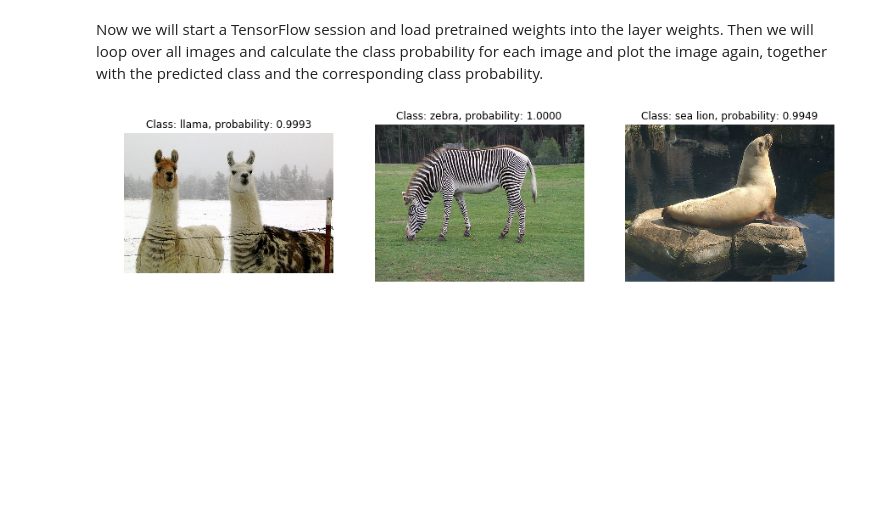
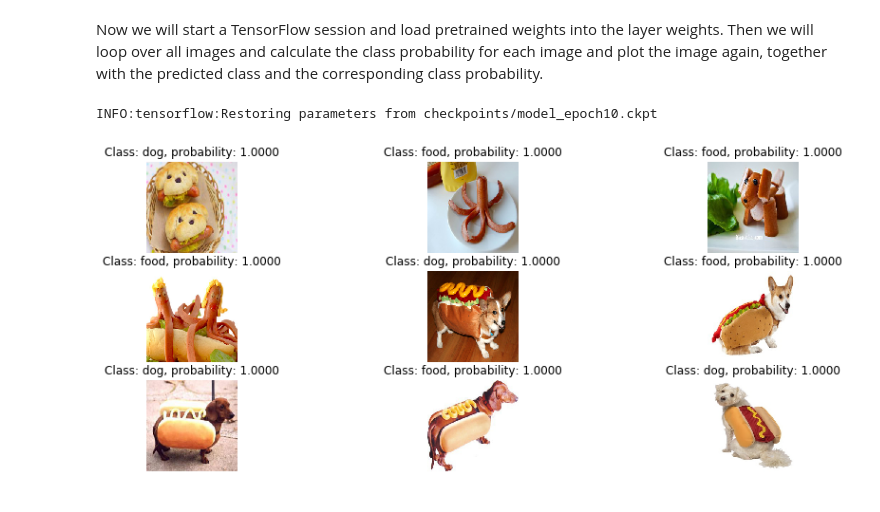
Before and after one commit to audreymgu/tune-alexnet, a Jupyter notebook: validate_alexnet_on_imagenet.ipynb, the cells around one changed output. Saved outputs shown, nothing was run; the diff lists cells and outputs as text; code cells hidden in the pictures; blank space fills up the shorter version.

```diff
--- a/validate_alexnet_on_imagenet.ipynb
+++ b/validate_alexnet_on_imagenet.ipynb
@@ -18,12 +18,12 @@ import matplotlib.pyplot as plt
 imagenet_mean = np.array([104., 117., 124.], dtype=np.float32)
 
 current_dir = os.getcwd()
-image_dir = os.path.join(current_dir, 'images')
+image_dir = os.path.join(current_dir, 'dataset/test')
 
 %matplotlib inline
 # %%
 #get list of all images
-img_files = [os.path.join(image_dir, f) for f in os.listdir(image_dir) if f.endswith('.jpeg')]
+img_files = [os.path.join(image_dir, f) for f in os.listdir(image_dir) if f.endswith('.jpg')]
 
 #load all images
 imgs = []
@@ -33,7 +33,7 @@ for f in img_files:
 #plot images
 fig = plt.figure(figsize=(15,6))
 for i, img in enumerate(imgs):
-    fig.add_subplot(1,3,i+1)
+    fig.add_subplot(3,3,i+1)
     plt.imshow(cv2.cvtColor(img, cv2.COLOR_BGR2RGB))
     plt.axis('off')
 # %% [output]
@@ -45,11 +45,11 @@ from alexnet import AlexNet
 from caffe_classes import class_names
 
 #placeholder for input and dropout rate
-x = tf.placeholder(tf.float32, [1, 227, 227, 3])
+x = tf.placeholder(tf.float32, [1, 256, 256, 3])
 keep_prob = tf.placeholder(tf.float32)
 
 #create model with default config ( == no skip_layer and 1000 units in the last layer)
-model = AlexNet(x, keep_prob, 1000, [])
+model = AlexNet(x, keep_prob, 2, [])
 
 #define activation of last layer as score
 score = model.fc8
@@ -61,37 +61,39 @@ Now we will start a TensorFlow session and load pretrained weights into the laye
 # %%
 with tf.Session() as sess:
 
     # Initialize all variables
     sess.run(tf.global_variables_initializer())
 
-    # Load the pretrained weights into the model
-    model.load_initial_weights(sess)
+    # Load tuned weights into the model
+    saver = tf.train.Saver()
+    saver.restore(sess, "checkpoints/model_epoch10.ckpt")
 
     # Create figure handle
     fig2 = plt.figure(figsize=(15,6))
 
     # Loop over all images
     for i, image in enumerate(imgs):
 
-        # Convert image to float32 and resize to (227x227)
-        img = cv2.resize(image.astype(np.float32), (227,227))
+        # Convert image to float32 and resize to (256x256)
+        img = cv2.resize(image.astype(np.float32), (256,256))
 
         # Subtract the ImageNet mean
         img -= imagenet_mean
 
         # Reshape as needed to feed into model
-        img = img.reshape((1,227,227,3))
+        img = img.reshape((1,256,256,3))
 
         # Run the session and calculate the class probability
         probs = sess.run(softmax, feed_dict={x: img, keep_prob: 1})
 
         # Get the class name of the class with the highest probability
         class_name = class_names[np.argmax(probs)]
 
         # Plot image with class name and prob in the title
-        fig2.add_subplot(1,3,i+1)
+        fig2.add_subplot(3,3,i+1)
         plt.imshow(cv2.cvtColor(image, cv2.COLOR_BGR2RGB))
         plt.title("Class: " + class_name + ", probability: %.4f" %probs[0,np.argmax(probs)])
         plt.axis('off')
 # %% [output]
+INFO:tensorflow:Restoring parameters from checkpoints/model_epoch10.ckpt
-[figure, old version]
+[figure, new version]
```
Also changed, not shown: parts of 1 cell of this notebook, 1 other file.
